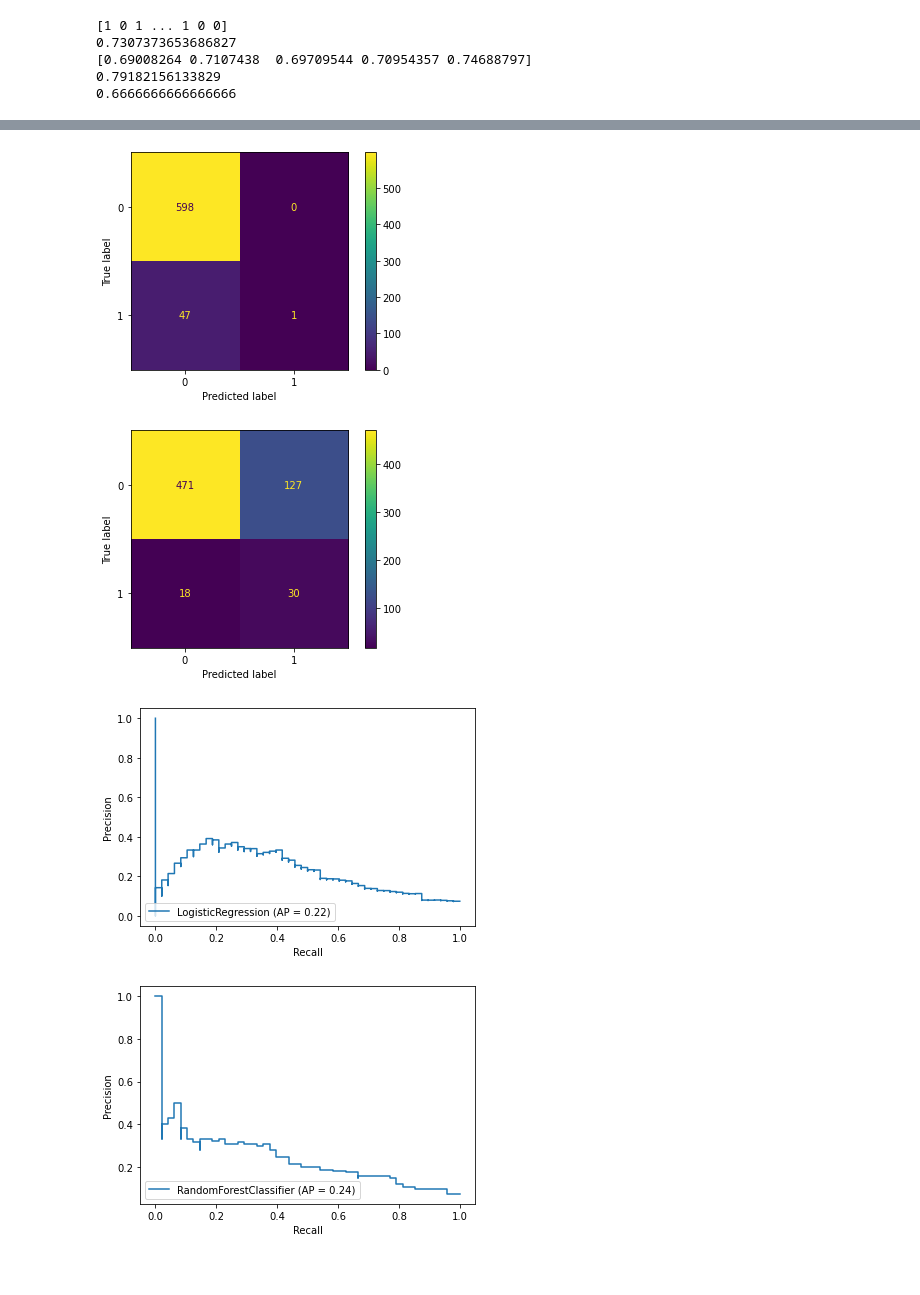
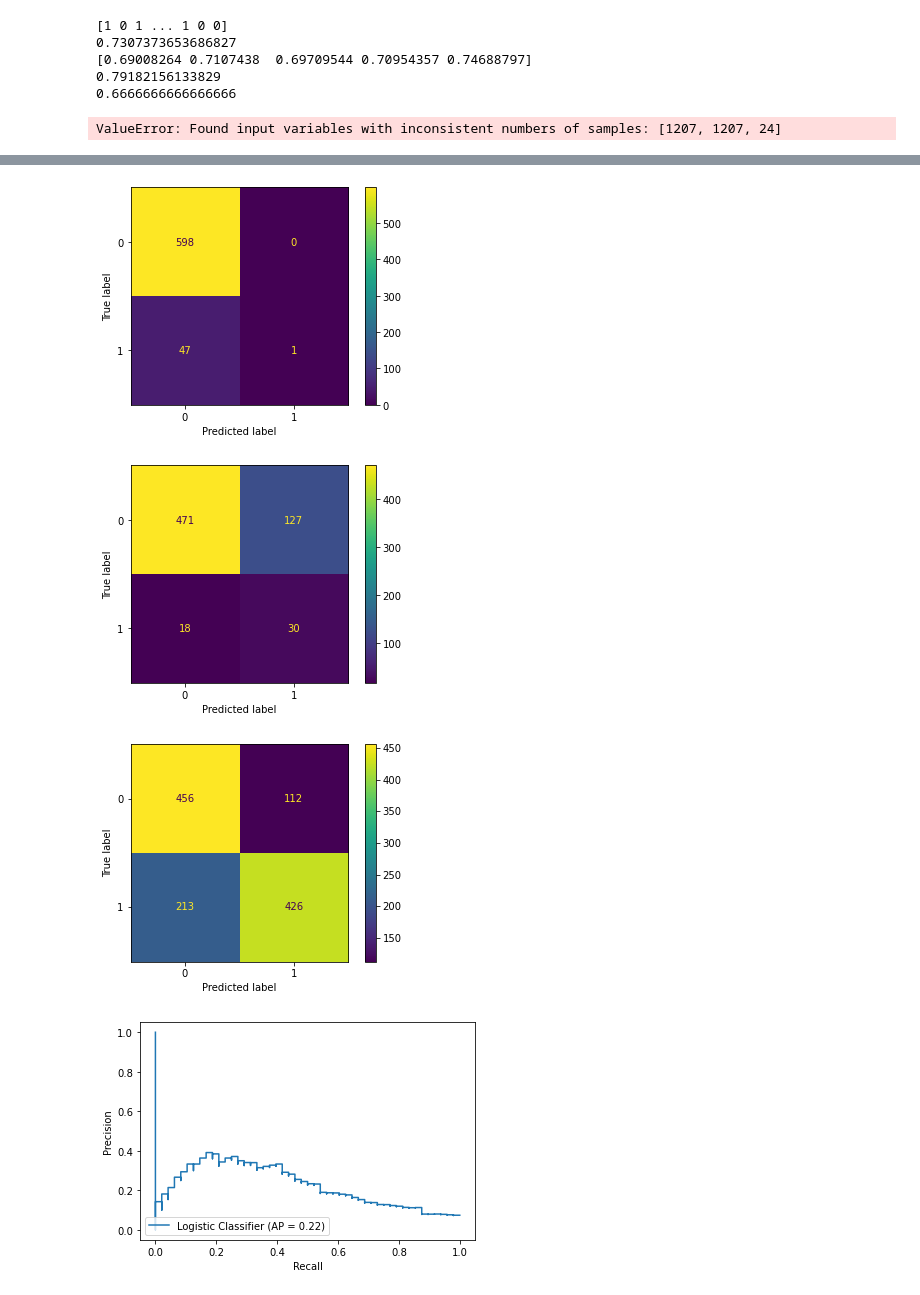
Before and after one commit to thisisjacob/CPSC405Project, a Jupyter notebook: FinalProject.ipynb, the cells around one changed output, grey strips where cells are left out. Saved outputs shown, nothing was run; the diff lists cells and outputs as text; code cells hidden in the pictures.

Commit message:
Updated graphs

```diff
--- a/FinalProject.ipynb
+++ b/FinalProject.ipynb
@@ -353,23 +353,27 @@ print(sklearn.metrics.recall_score(upTestY, upsampledPredSVC, average='binary',
 # %%
 # Visualizations useful for final project paper
 # Confusion Matrices
 from sklearn.metrics import plot_confusion_matrix
 logConfusion = plot_confusion_matrix(logClassifier, testX, testY)
 randomForestConfusion = plot_confusion_matrix(randomForestClassifier, testX, testY)
 clfSVCConfusion = plot_confusion_matrix(clfSVC, testX, testY)
+upsampledclfSVCConfusion = plot_confusion_matrix(upsampledClfSVC, upTestX, upTestY)
 # Precision Recall Curve
 from sklearn.metrics import precision_recall_curve, plot_precision_recall_curve
-logPRC = plot_precision_recall_curve(logClassifier, testX, testY)
-randomForestPRC = plot_precision_recall_curve(randomForestClassifier, testX, testY)
-clfSVCPRC = plot_precision_recall_curve(clfSVC, testX, testY)
+logPRC = plot_precision_recall_curve(logClassifier, testX, testY, name="Logistic Classifier")
+randomForestPRC = plot_precision_recall_curve(randomForestClassifier, testX, testY, name="Random Forest Classifier")
+clfSVCPRC = plot_precision_recall_curve(clfSVC, testX, testY, name="SVC Classifier")
+upsampledclfSVCPRC = plot_precision_recall_curve(upsampledClfSVC, upTestX, upTestY, name="Upsampled SVC Classifier")
 # ROC Curves
 from sklearn.metrics import plot_roc_curve
-logROC = plot_roc_curve(logClassifier, testX, testY)
-randomForestROC = plot_roc_curve(randomForestClassifier, testX, testY)
-clfSVCROC = plot_roc_curve(clfSVC, testX, testY)
+logROC = plot_roc_curve(logClassifier, testX, testY, name="Logistic Classifier")
+randomForestROC = plot_roc_curve(randomForestClassifier, testX, testY, name="Random Forest Classifier")
+clfSVCROC = plot_roc_curve(clfSVC, testX, testY, name="SVC Classifier")
+upsampledclfSVCROC = plot_roc_curve(upsampledClfSVC, upTestX, upTestY, name="Upsampled SVC Classifier")
 # %% [output]
+ValueError: Found input variables with inconsistent numbers of samples: [1207, 1207, 24]
 [figure]
 [figure]
 [figure]
-[figure, old version]
+[figure, new version]
-[figure, old version]
+[figure, new version]
```
Also changed, not shown: parts of 1 cell of this notebook.
